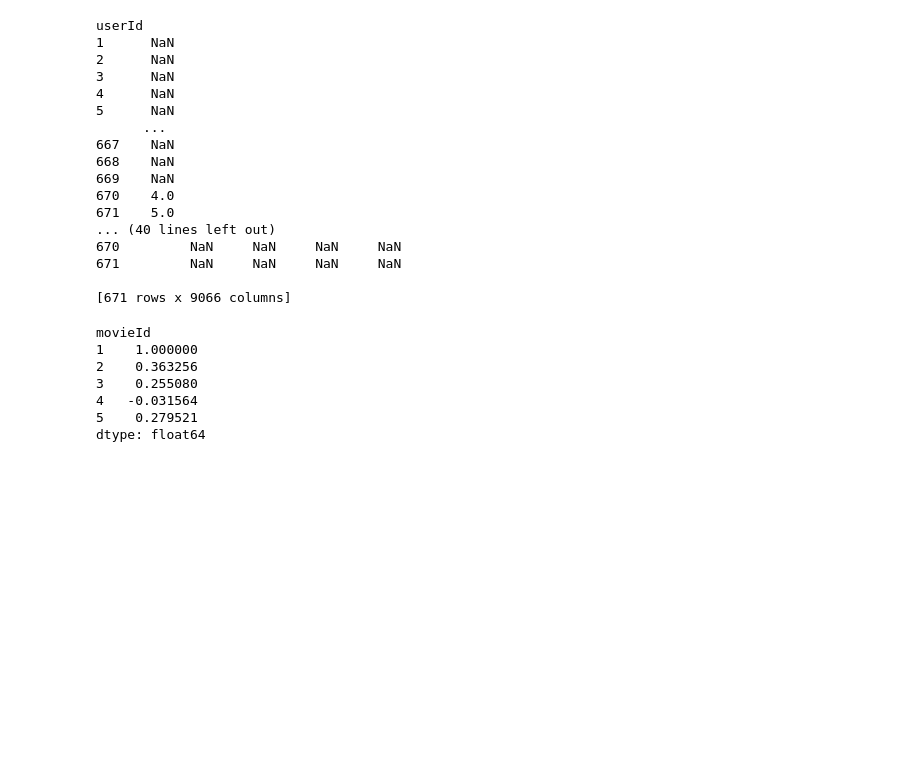
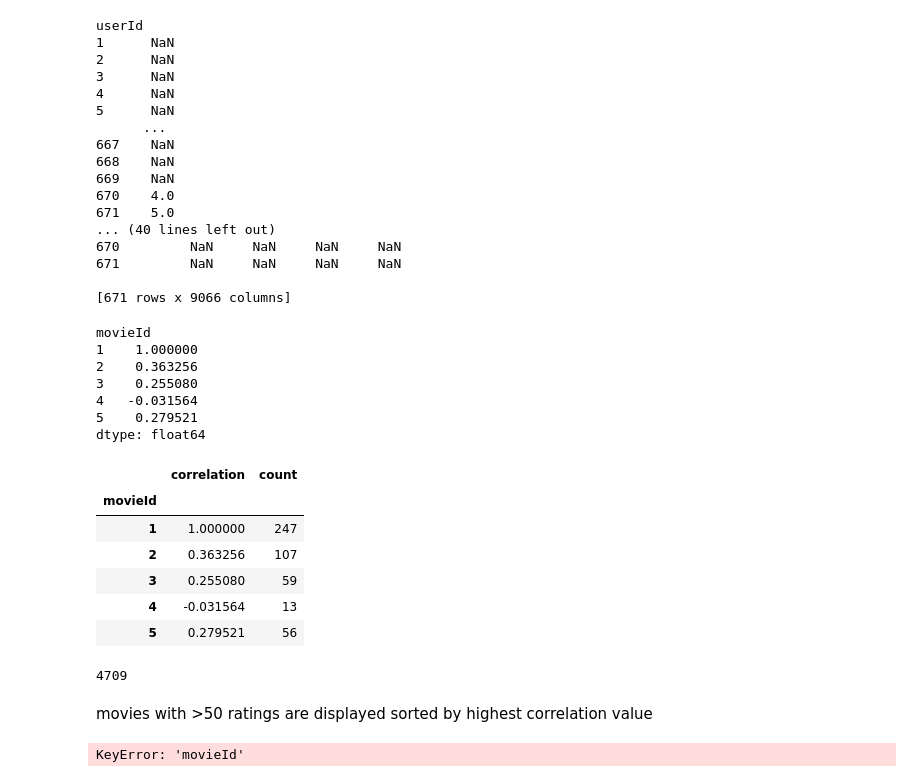
Before and after one commit to andrsdtr/data_exploration, a Jupyter notebook: Jupyter Rating based/Rating Based Recommendation.ipynb, the cells around one changed output. Cells and saved outputs as stored; diff of their text form; code cells hidden in the pictures; blank space fills up the shorter version.

Commit message:
rating algorithm with correlation

```diff
--- a/Jupyter Rating based/Rating Based Recommendation.ipynb
+++ b/Jupyter Rating based/Rating Based Recommendation.ipynb
@@ -152,3 +152,26 @@ movieId
 4   -0.031564
 5    0.279521
 dtype: float64
+# %%
+corr_movie = pd.DataFrame(similar_to_movie, columns=['correlation'])
+corr_movie.dropna(inplace=True)
+corr_movie = corr_movie.join(rating_info['count'])
+corr_movie.head()
+# %% [output]
+|  | correlation | count |
+| movieId |  |  |
+| 1 | 1.000000 | 247 |
+| 2 | 0.363256 | 107 |
+| 3 | 0.255080 | 59 |
+| 4 | -0.031564 | 13 |
+| 5 | 0.279521 | 56 |
+# %%
+print(len(corr_movie))
+# %% [output]
+4709
+# %% [markdown]
+movies with >50 ratings are displayed sorted by highest correlation value
+# %%
+print(corr_movie['movieId'])
+# %% [output]
+KeyError: 'movieId'
```
Also changed, not shown: parts of 3 cells of this notebook.
